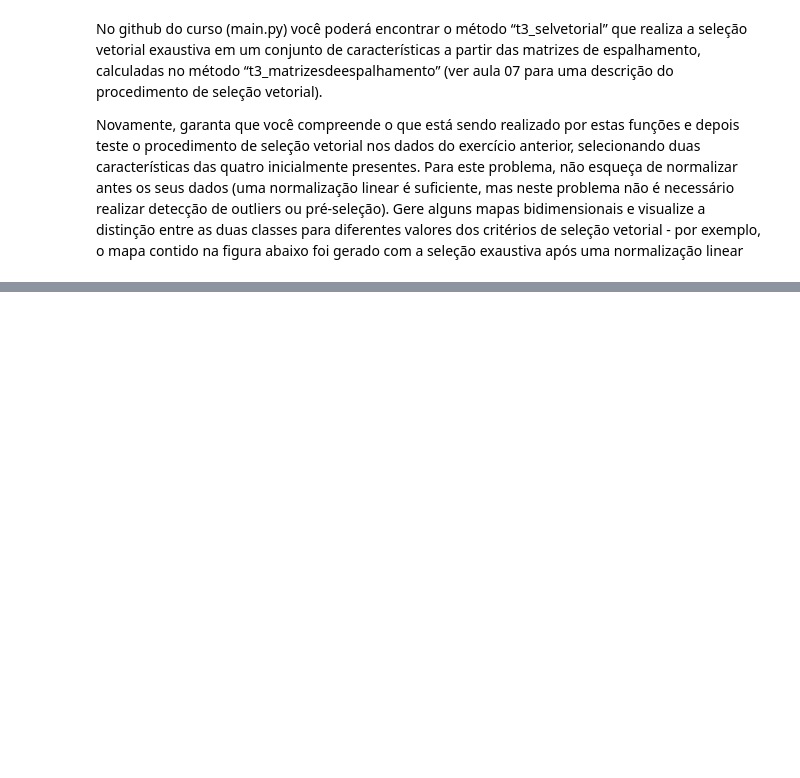
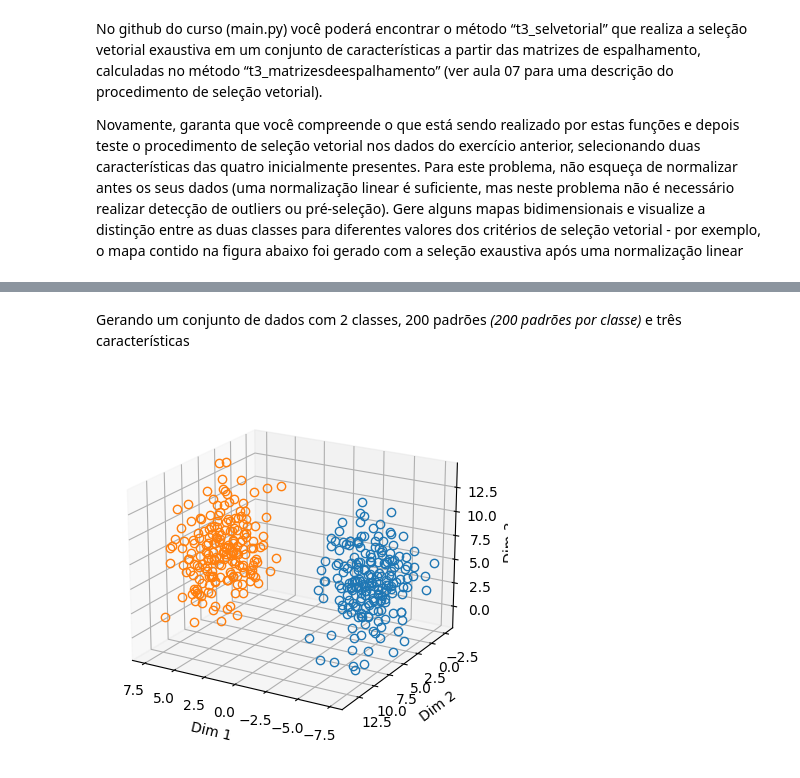
Before and after one commit to gsfreitas/engenharia-medica, a Jupyter notebook: atividade_pratica_4.ipynb, the cells around one changed output, grey strips where cells are left out. Drawn from its saved outputs; the diff is of its cells as text; code cells hidden in the pictures; blank space fills up the shorter version.

```diff
--- a/atividade_pratica_4.ipynb
+++ b/atividade_pratica_4.ipynb
@@ -378,0 +493,13 @@ combs
+# %% [markdown]
+Gerando um conjunto de dados com 2 classes, 200 padrões *(200 padrões por classe)* e três características
+# %%
+# gerando os dados
+medias = np.array([[-6, 6, 6],[6, 6, 6]])
+covariancias = np.zeros((2, 3, 3))
+covariancias[0, :, :] = np.array([[0.3, 1, 1], [1, 9, 1], [1, 1, 9]])
+covariancias[1, :, :] = np.array([[0.3, 1, 1], [1, 9, 1], [1, 1, 9]])
+priors = np.array([1/2, 1/2])
+
+data, classess = gerandodadosgaussianos(medias, covariancias, 400, priors, plotar=True, seed=0, angulo=[20, 120])
+# %% [output]
+[figure, added]
```
Also changed, not shown: parts of 24 cells of this notebook.
